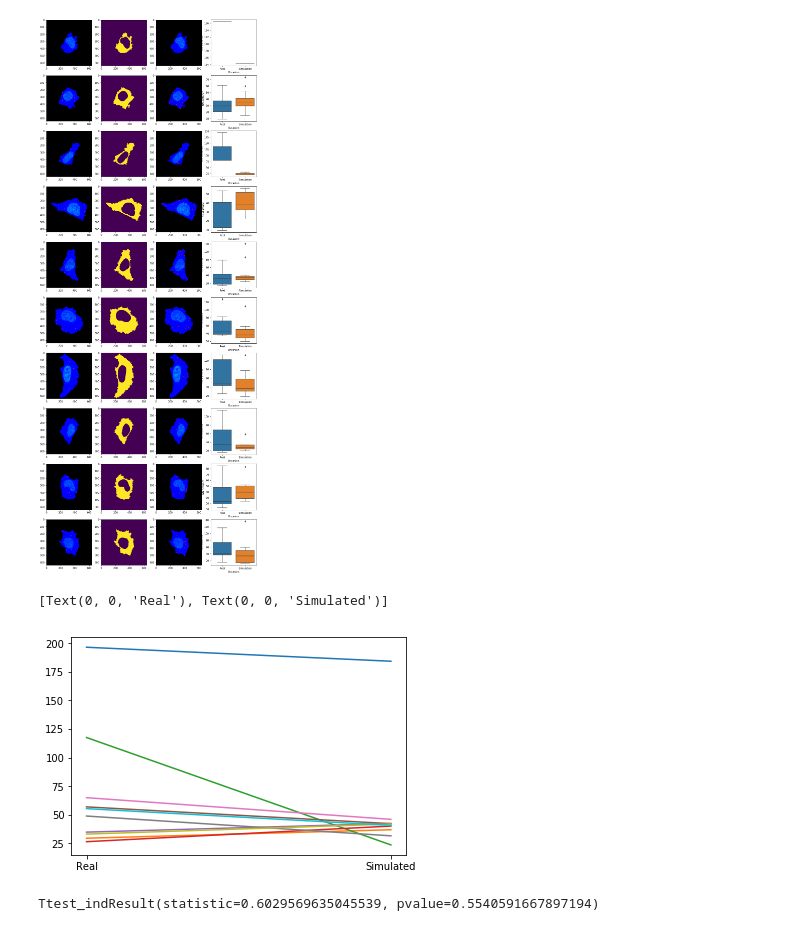
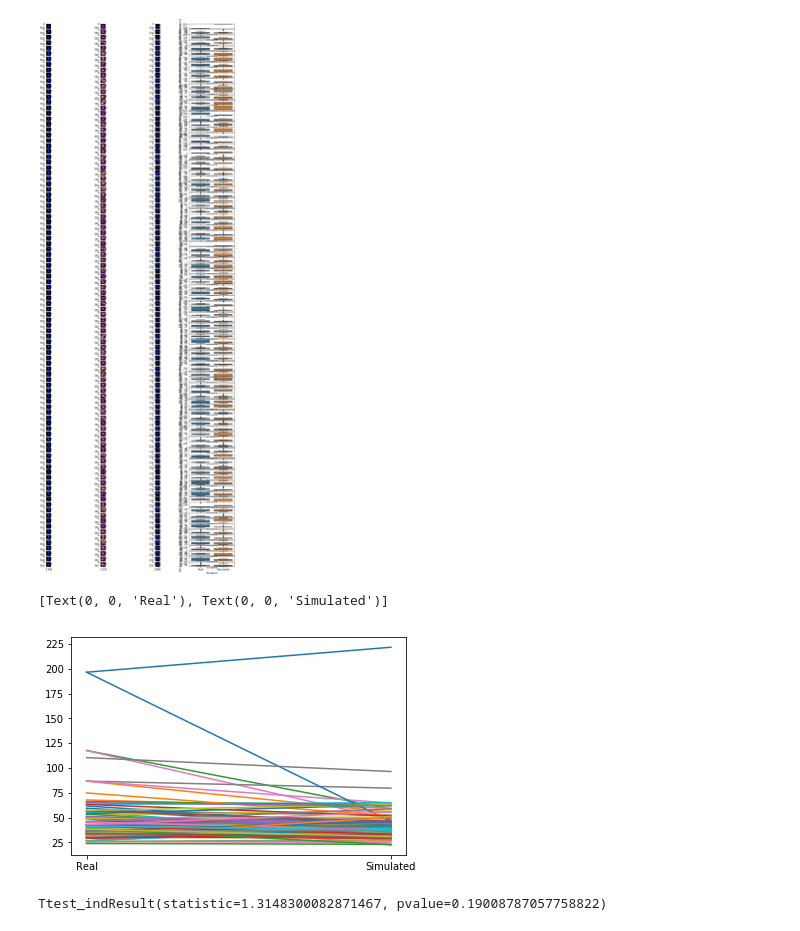
Before and after one commit to jluethi/p-body-randomness, a Jupyter notebook: notebooks/Main.ipynb, the cells around one changed output. Cells and saved outputs as stored; diff of their text form; code cells hidden in the pictures.

```diff
--- a/notebooks/Main.ipynb
+++ b/notebooks/Main.ipynb
@@ -22,7 +22,8 @@ from p_body_randomness.metrics import nearest_neighbor_distance
 
 
 TEMPLATE_PATH = '../data/input_data/20180606-SLP_Multiplexing_p1_C03_x00{x}_y000_z000_t000_{image_type}_Label{label}.png'
-NUM_IMAGES = 10
+NUM_IMAGES = 100
+MIN_CENTROIDS = 2
 
 image_types = {'pbodies': '13_Pbody_Segm', 'protein': '13_Succs', 'cellmask': 'segmentation', 'dapi': '2_DAPI'}
 
@@ -32,9 +33,10 @@ images = []
 while len(images) < NUM_IMAGES:
     candidate = {'x': random.randint(0, 5), 'label': random.randint(0, 40)}
     if Path(TEMPLATE_PATH.format(**candidate, image_type=image_types['pbodies'])).is_file():
-        images.append(candidate)
+        if len(extract_centroids(cv2.imread(TEMPLATE_PATH.format(**candidate, image_type=image_types['pbodies']), 0))) >= MIN_CENTROIDS:
+            images.append(candidate)
 # %%
-fig, axes = plt.subplots(ncols=4, nrows=NUM_IMAGES, figsize=(15, 40))
+fig, axes = plt.subplots(ncols=4, nrows=NUM_IMAGES, figsize=(15, 100))
 
 real_distances = []
 simulated_distances = []
@@ -50,34 +52,34 @@ for i in range(NUM_IMAGES):
     full_image[:, :, 0] = pbodies_image
     full_image[:, :, 1] = dapi_image
     full_image[:, :, 2] = cellmask_image
     axes[i, 0].imshow(full_image)
 
     centroids = extract_centroids(pbodies_image)
     # plot the sample area
     cytoplasmic_mask = extract_sample_area(cellmask_image, dapi_image)
     axes[i, 1].imshow(cytoplasmic_mask)
 
     # plot the sampled pbodies
     sampled_pbodies = sample_pbodies(cytoplasmic_mask, len(centroids), area_fn=lambda: 100)
 
     sampled_image = np.zeros((*pbodies_image.shape, 3), dtype=np.uint8)
     sampled_image[:, :, 1] = dapi_image
     sampled_image[:, :, 2] = cellmask_image
 
     for sampled_pbody in sampled_pbodies:
         cv2.circle(sampled_image, (sampled_pbody[0], sampled_pbody[1]), int(sqrt(sampled_pbody[2]/pi)), (255, 0, 0), -1)
 
     axes[i, 2].imshow(sampled_image)
 
     real_distances.append(nearest_neighbor_distance(centroids))
     simulated_distances.append(nearest_neighbor_distance(sampled_pbodies))
     # TODO now plot the distribution of real and simulated distances
     df = pd.melt(pd.DataFrame({'Real': real_distances[-1],
                        'Simulation': simulated_distances[-1]
                       }), id_vars=[], value_vars=['Real', 'Simulation'], value_name='NN distance', var_name='Occasion')
     sns.boxplot(data=df, x='Occasion', y='NN distance', ax=axes[i, 3])
 # %% [output]
-[figure, old version]
+[figure, new version]
 # %%
 # connected jitterplot!
 
@@ -90,10 +92,8 @@ ax.set_xticks([0, 1])
 ax.set_xticklabels(['Real', 'Simulated'])
 # %% [output]
 [Text(0, 0, 'Real'), Text(0, 0, 'Simulated')]
-[figure, old version]
+[figure, new version]
 # %%
-# paired t test!
-
-ttest_ind([np.mean(v) for v in real_distances], [np.mean(v) for v in simulated_distances])
+ttest_rel([np.mean(v) for v in real_distances], [np.mean(v) for v in simulated_distances])
 # %% [output]
-Ttest_indResult(statistic=0.6029569635045539, pvalue=0.5540591667897194)
+Ttest_indResult(statistic=1.3148300082871467, pvalue=0.19008787057758822)
```
